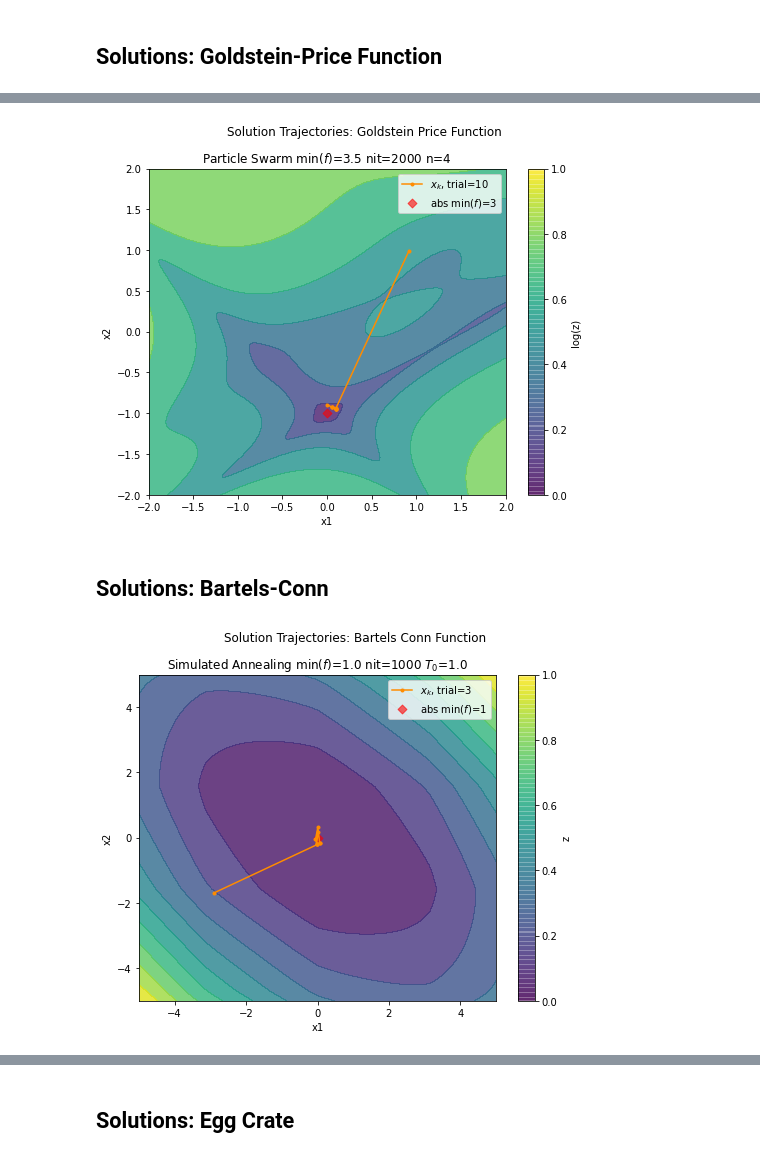
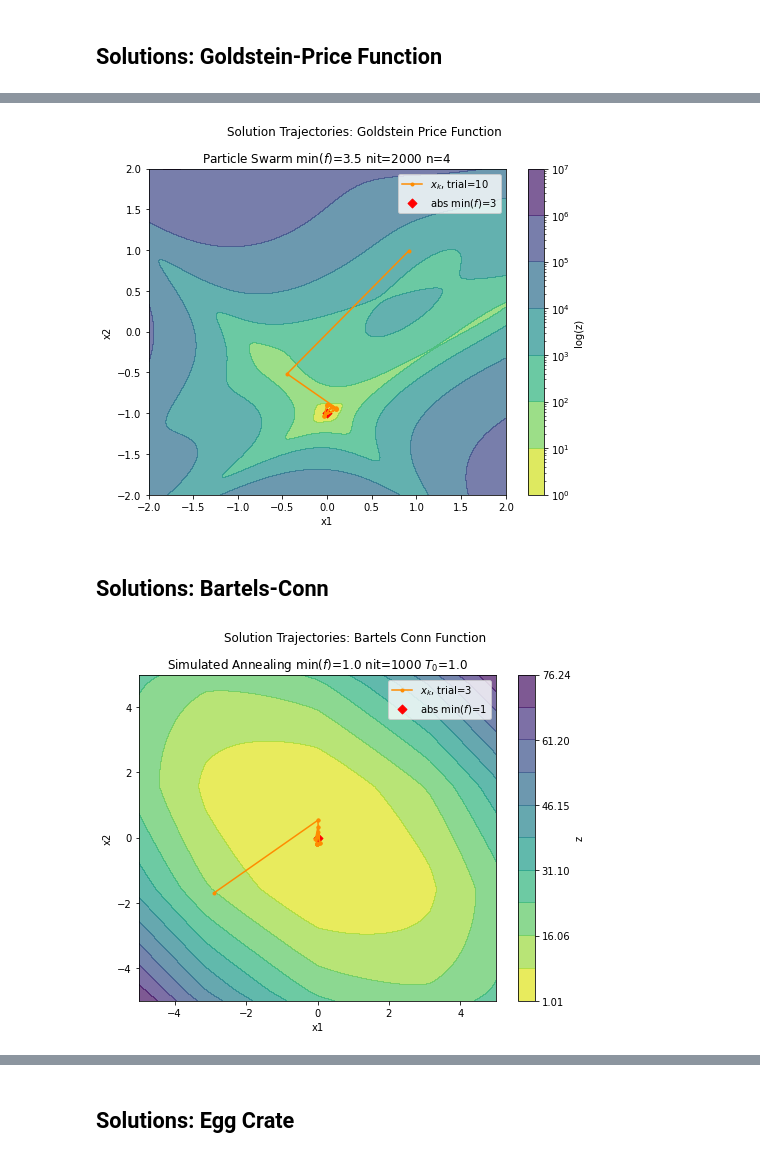
Before and after one commit to marcoemorais/viz-optimization-algorithms, a Jupyter notebook: assignments/project01/Solution-Visualization-2D.ipynb, the cells around one changed output, grey strips where cells are left out. Drawn from its saved outputs; the diff is of its cells as text; code cells hidden in the pictures.

```diff
--- a/assignments/project01/Solution-Visualization-2D.ipynb
+++ b/assignments/project01/Solution-Visualization-2D.ipynb
@@ -172,15 +172,17 @@ def plot2d_solutions(**params):
 
     fig = plt.figure(figsize=(8,6))
     locator = getattr(ticker, ticker_locator)
-    plt.contourf(x1, x2, z, locator=locator(), cmap='viridis', alpha=0.8)
+    cs = plt.contourf(x1, x2, z, locator=locator(), cmap='viridis_r',
+                      alpha=0.7)
     plt.scatter(expxkmin[0],expxkmin[1], marker='D', c='red', s=40,
-                label=expminstr, alpha=0.6)
+                label=expminstr, alpha=1.0)
     for trial in trials:
         steps = load_steps(**params, trial=trial)
         samples = np.linspace(0,len(steps)-1,nsamples,dtype=int)
         xks = steps[samples,xkmind]
+        xks = np.clip(xks, a_min=bounds[::2], a_max=bounds[1::2])
         plt.plot([xk[0] for xk in xks], [xk[1] for xk in xks],
-                 marker=marker, c=color,
+                 marker=marker, c=color, alpha=1.0,
                  label='$x_k$, trial={:d}'.format(trial))
     plt.suptitle('Solution Trajectories: {0} Function'.format(funcstr))
     plt.title('{0} {1} {2} {3}'.format(algstr, minstr, nitstr,
@@ -189,7 +191,7 @@ def plot2d_solutions(**params):
     plt.xlim(bounds[:2])
     plt.ylabel('x2')
     plt.ylim(bounds[2:])
-    plt.colorbar(label=colorbar_label)
+    plt.colorbar(cs, label=colorbar_label)
     if show_legend:
         plt.legend()
     plt.show()
@@ -336,7 +338,7 @@ params = {
     'metafn_fmt': '{alg}-{func}-meta.json',
     'bounds': [-2.,2.,-2.,2.],
     'ngridpts': 500,
-    'nsamples': 10,
+    'nsamples': 20,
     'xkmind': slice(4,6),
     'ticker_locator': 'LogLocator',
     'colorbar_label': 'log(z)',
@@ -344,26 +346,26 @@ params = {
 
 plot2d_solutions(**params)
 # %% [output]
-[figure, old version]
+[figure, new version]
 # %% [markdown]
 ## Solutions: Bartels-Conn
 # %%
 params = {
     'alg': 'simulated_annealing',
     'func': 'bartels_conn',
     'trials': [3],
     'base_dirn': './sims/',
     'savefn_fmt': '{alg}-{func}-steps-{trial:02d}.npy',
     'metafn_fmt': '{alg}-{func}-meta.json',
     'bounds': [-5.,5.,-5.,5.],
     'ngridpts': 500,
-    'nsamples': 10,
+    'nsamples': 20,
     'xkmind': slice(3,5),
 }
 
 plot2d_solutions(**params)
 # %% [output]
-[figure, old version]
+[figure, new version]
 # %%
 params = {
     'alg': 'particle_swarm',
```
Also changed, not shown: parts of 10 cells of this notebook, 1 other file.
